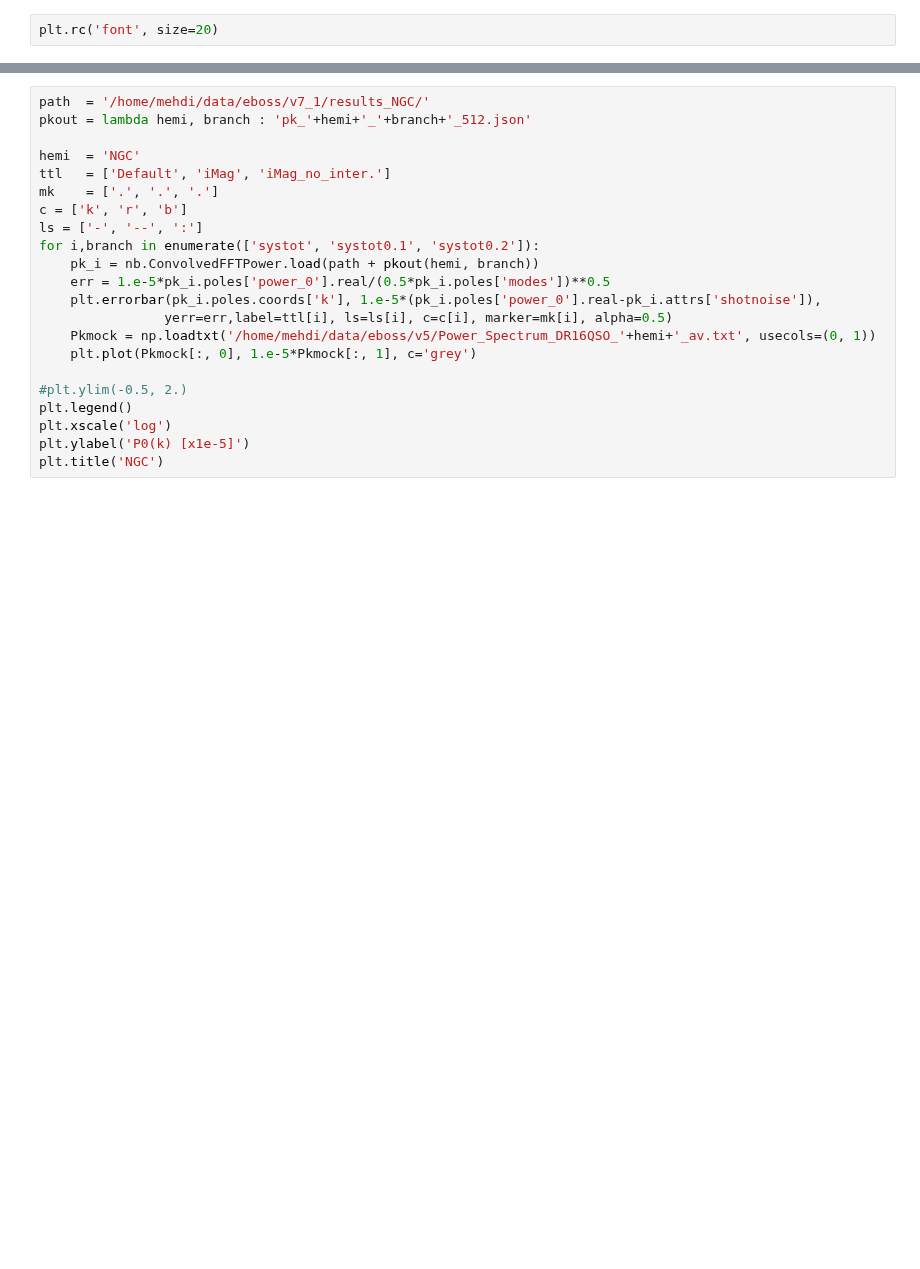
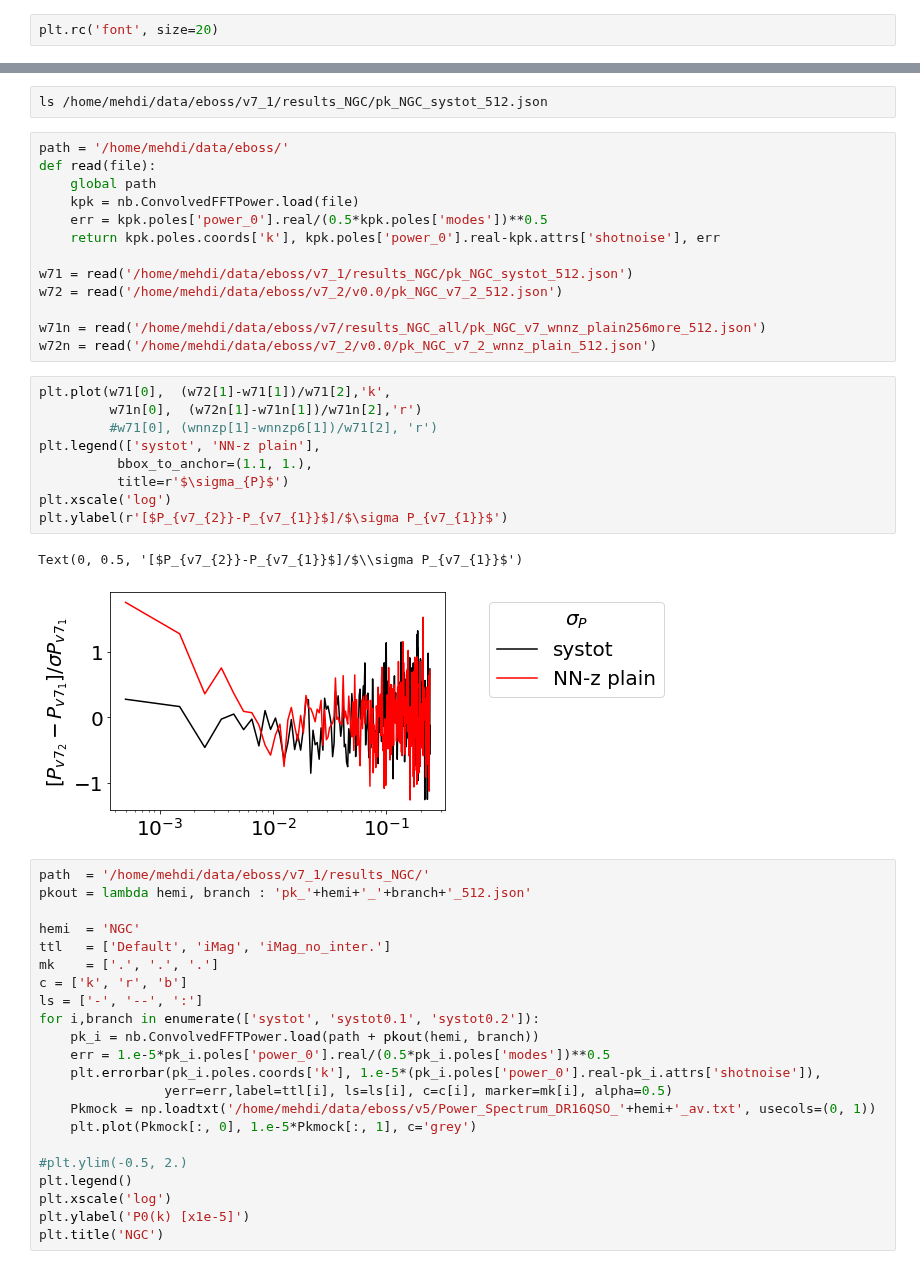
Before and after one commit to mehdirezaie/eboss, a Jupyter notebook: v7_1_256.ipynb, the cells around one changed output, grey strips where cells are left out. Saved outputs shown, nothing was run; the diff lists cells and outputs as text; blank space fills up the shorter version.

```diff
--- a/v7_1_256.ipynb
+++ b/v7_1_256.ipynb
@@ -9,3 +46,30 @@ plt.rc('font', size=20)
+# %%
+ls /home/mehdi/data/eboss/v7_1/results_NGC/pk_NGC_systot_512.json
+# %%
+path = '/home/mehdi/data/eboss/'
+def read(file):
+    global path
+    kpk = nb.ConvolvedFFTPower.load(file)
+    err = kpk.poles['power_0'].real/(0.5*kpk.poles['modes'])**0.5
+    return kpk.poles.coords['k'], kpk.poles['power_0'].real-kpk.attrs['shotnoise'], err
+
+w71 = read('/home/mehdi/data/eboss/v7_1/results_NGC/pk_NGC_systot_512.json')
+w72 = read('/home/mehdi/data/eboss/v7_2/v0.0/pk_NGC_v7_2_512.json')
+
+w71n = read('/home/mehdi/data/eboss/v7/results_NGC_all/pk_NGC_v7_wnnz_plain256more_512.json')
+w72n = read('/home/mehdi/data/eboss/v7_2/v0.0/pk_NGC_v7_2_wnnz_plain_512.json')
+# %%
+plt.plot(w71[0],  (w72[1]-w71[1])/w71[2],'k',
+         w71n[0],  (w72n[1]-w71n[1])/w71n[2],'r')
+         #w71[0], (wnnzp[1]-wnnzp6[1])/w71[2], 'r')
+plt.legend(['systot', 'NN-z plain'],
+          bbox_to_anchor=(1.1, 1.),
+          title=r'$\sigma_{P}$')
+plt.xscale('log')
+plt.ylabel(r'[$P_{v7_{2}}-P_{v7_{1}}$]/$\sigma P_{v7_{1}}$')
+# %% [output]
+Text(0, 0.5, '[$P_{v7_{2}}-P_{v7_{1}}$]/$\\sigma P_{v7_{1}}$')
+[figure, added]
 # %%
 path  = '/home/mehdi/data/eboss/v7_1/results_NGC/'
 pkout = lambda hemi, branch : 'pk_'+hemi+'_'+branch+'_512.json'
```
Also changed, not shown: parts of 3 cells of this notebook, 4 other files.
